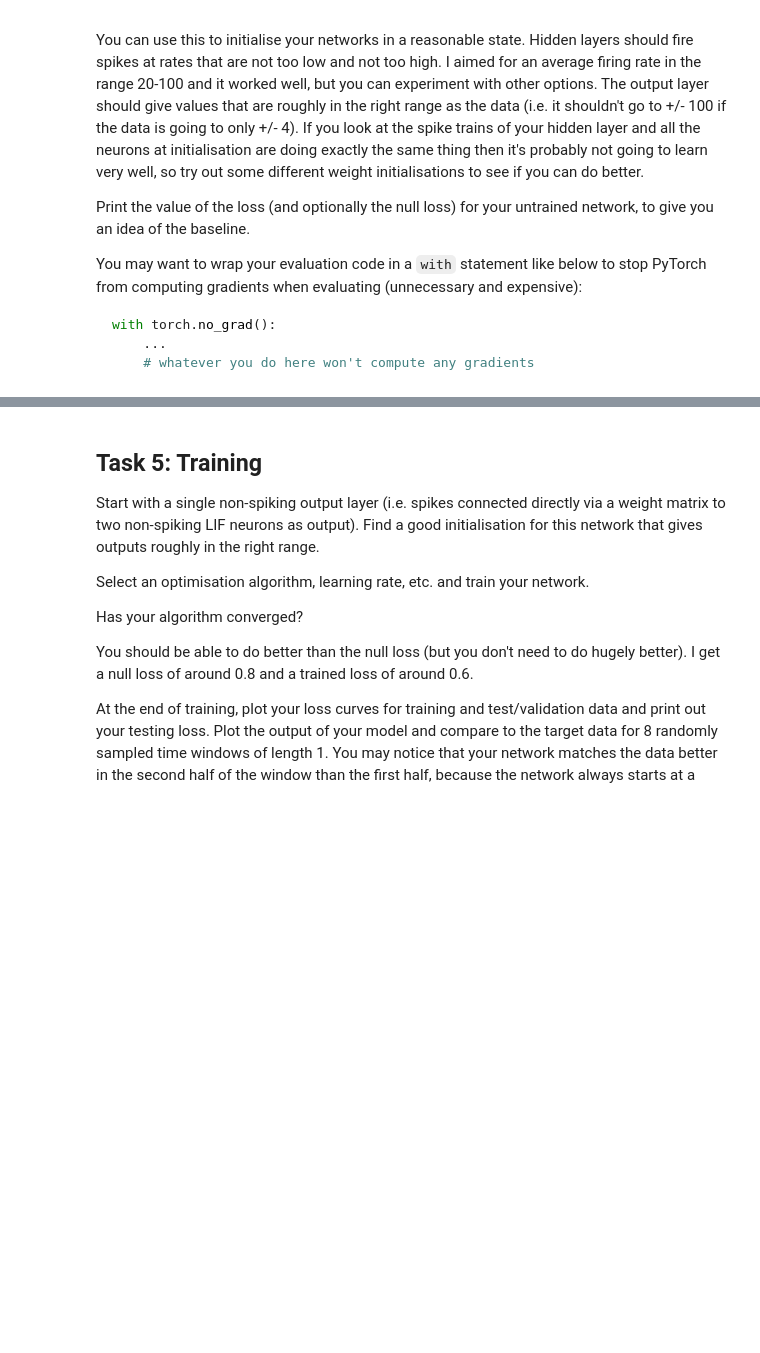
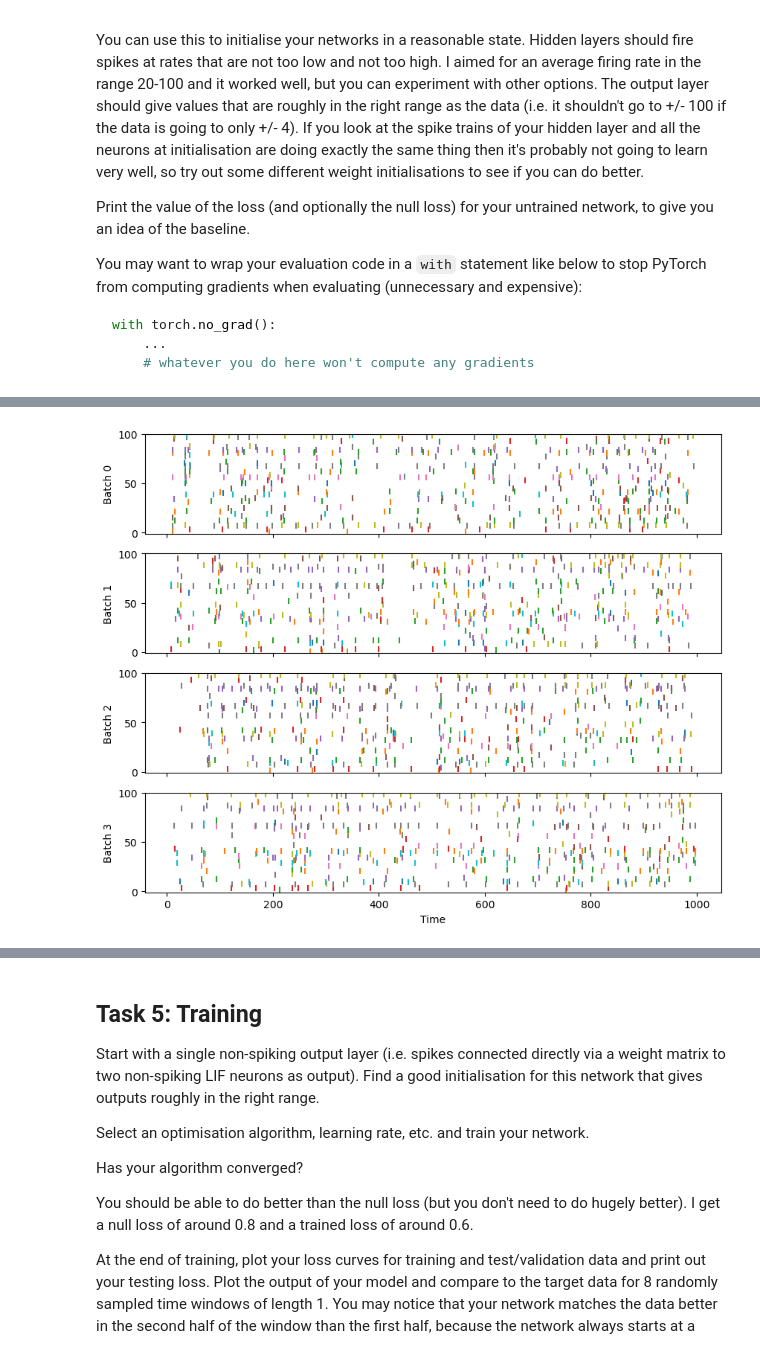
Before and after one commit to codinghasnat/Neuro4ML_2, a Jupyter notebook: FINAL.ipynb, the cells around one changed output, grey strips where cells are left out. Saved outputs shown, nothing was run; the diff lists cells and outputs as text; code cells hidden in the pictures; blank space fills up the shorter version.

Commit message:
Task 3 changes, comments, and trimming

```diff
--- a/FINAL.ipynb
+++ b/FINAL.ipynb
@@ -788,0 +572,5 @@ plt.show()
+# %%
+''' Fulfilling the requirements of task 3, feel free to toggle off'''
+network.hidden_layer.plot_spikes()
+# %% [output]
+[figure, added]
```
Also changed, not shown: parts of 11 cells of this notebook.
